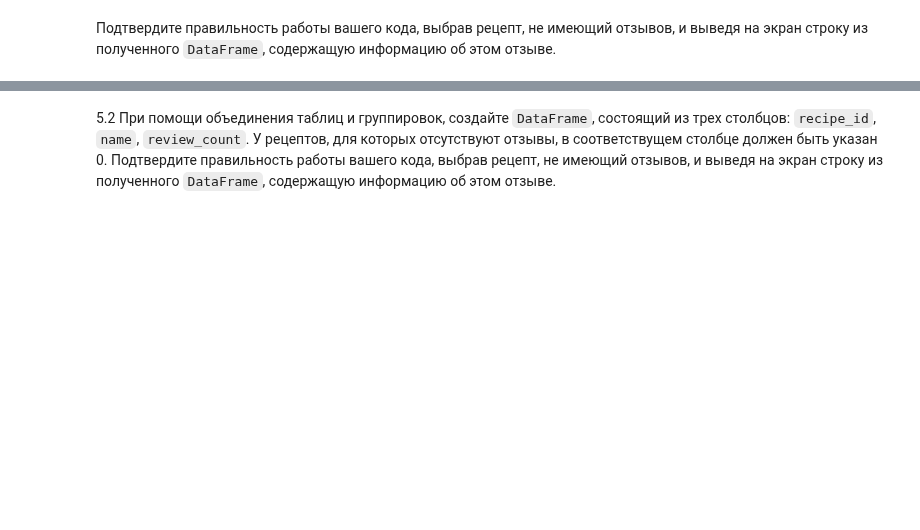
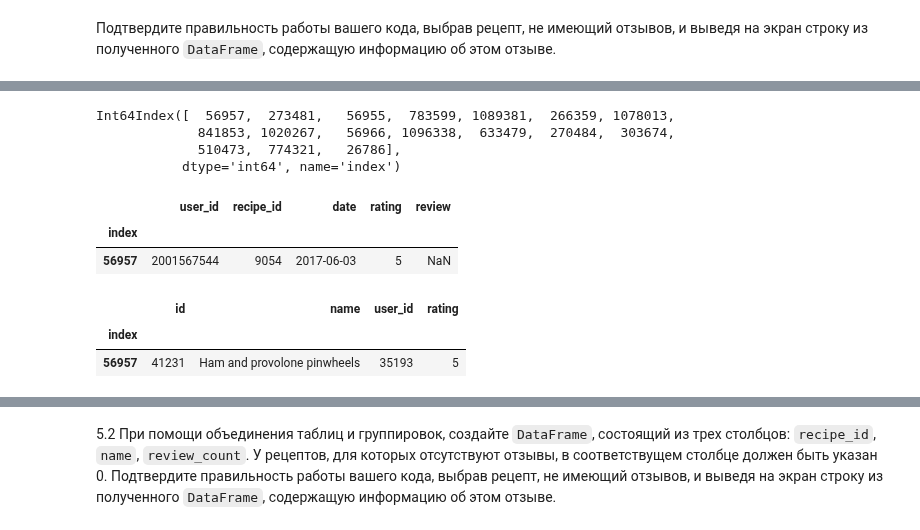
Before and after one commit to GeorgiyDemo/FA, a Jupyter notebook: Course III/TOBD/02_pandas/02_pandas_Деменчук_Георгий.ipynb, the cells around one changed output, grey strips where cells are left out. Saved outputs shown, nothing was run; the diff lists cells and outputs as text; code cells hidden in the pictures; blank space fills up the shorter version.

```diff
--- a/Course III/TOBD/02_pandas/02_pandas_Деменчук_Георгий.ipynb
+++ b/Course III/TOBD/02_pandas/02_pandas_Деменчук_Георгий.ipynb
@@ -652,3 +669,22 @@ new_df[new_df['review'] == '']
+# %%
+reviews[reviews['review'].isna()].index
+# %% [output]
+Int64Index([  56957,  273481,   56955,  783599, 1089381,  266359, 1078013,
+             841853, 1020267,   56966, 1096338,  633479,  270484,  303674,
+             510473,  774321,   26786],
+           dtype='int64', name='index')
+# %%
+reviews.loc[[56957]]
+# %% [output]
+|  | user_id | recipe_id | date | rating | review |
+| index |  |  |  |  |  |
+| 56957 | 2001567544 | 9054 | 2017-06-03 | 5 | NaN |
+# %%
+new_df.loc[[56957]]
+# %% [output]
+|  | id | name | user_id | rating |
+| index |  |  |  |  |
+| 56957 | 41231 | Ham and provolone pinwheels | 35193 | 5 |
 # %%
 print(reviews["review"].shape[0])
 print(reviews["review"].dropna().shape[0])
```
Also changed, not shown: parts of 12 cells of this notebook, 3 other files.
